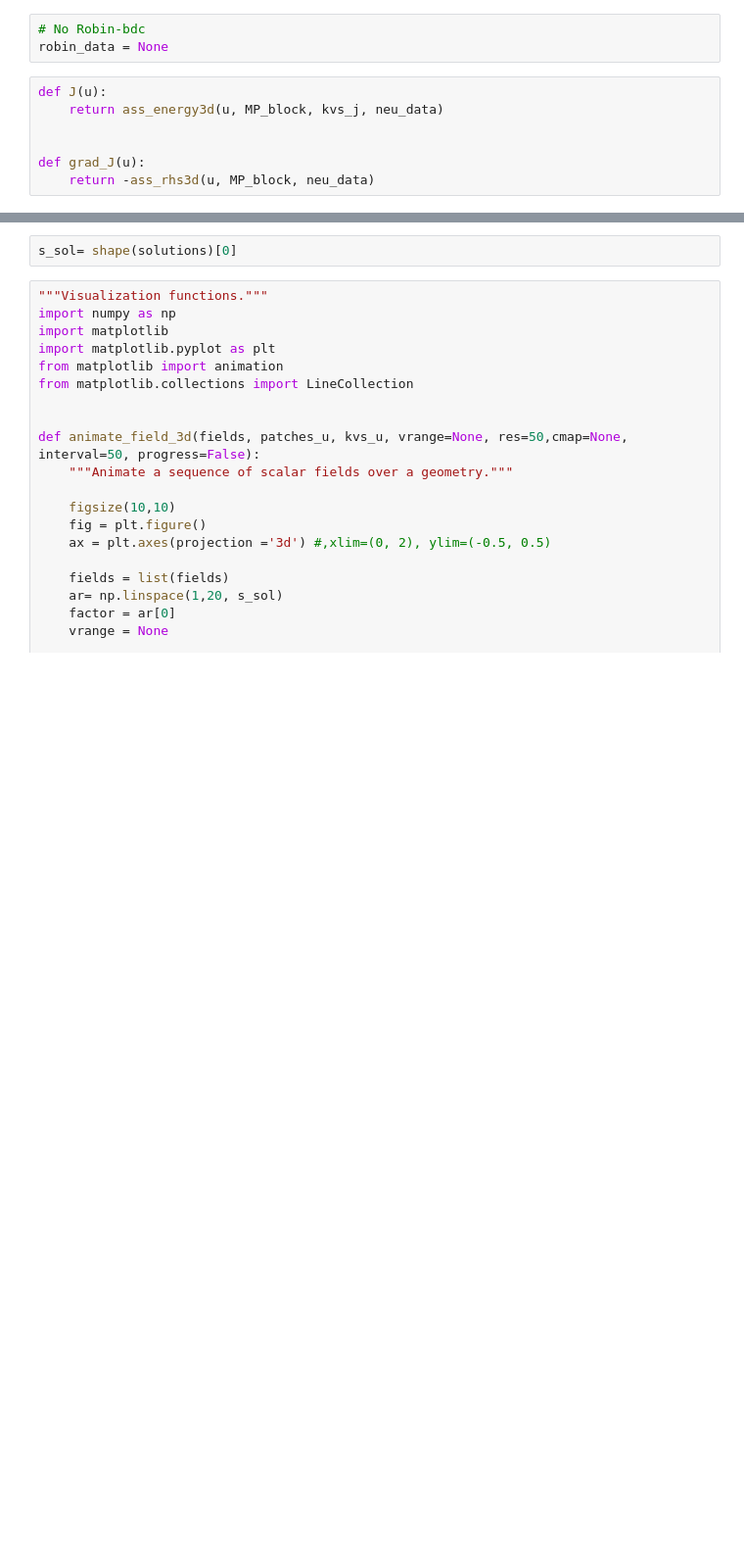
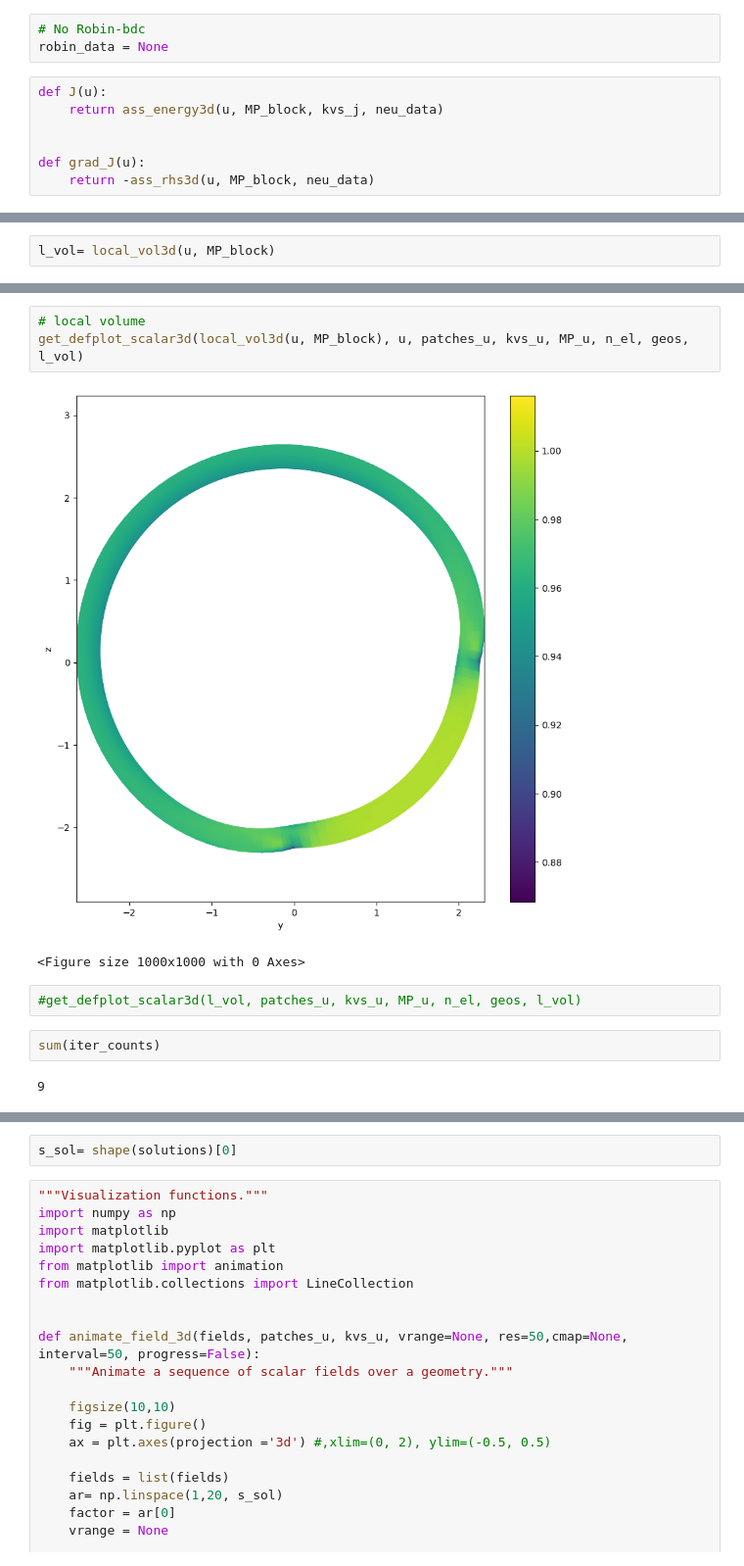
Before and after one commit to mh-0456/pyiga, a Jupyter notebook: notebooks/nonlinear_loading_artery3D_DC2.ipynb, the cells around one changed output, grey strips where cells are left out. Shown at 98% size. Cells and saved outputs as stored; diff of their text form; blank space fills up the shorter version.

```diff
--- a/notebooks/nonlinear_loading_artery3D_DC2.ipynb
+++ b/notebooks/nonlinear_loading_artery3D_DC2.ipynb
@@ -577 +844,3 @@ get_defplotC(u, patches_u, kvs_u, MP_u)
+# %%
+l_vol= local_vol3d(u, MP_block)
 # %%
@@ -697 +982,13 @@ inner_radius_3:  4.247051723493827
+# %%
+# local volume
+get_defplot_scalar3d(local_vol3d(u, MP_block), u, patches_u, kvs_u, MP_u, n_el, geos, l_vol)
+# %% [output]
+[figure, added]
+<Figure size 1000x1000 with 0 Axes>
+# %%
+#get_defplot_scalar3d(l_vol, patches_u, kvs_u, MP_u, n_el, geos, l_vol)
+# %%
+sum(iter_counts)
+# %% [output]
+9
 # %%
```
Also changed, not shown: parts of 36 cells of this notebook, 13 other files.
